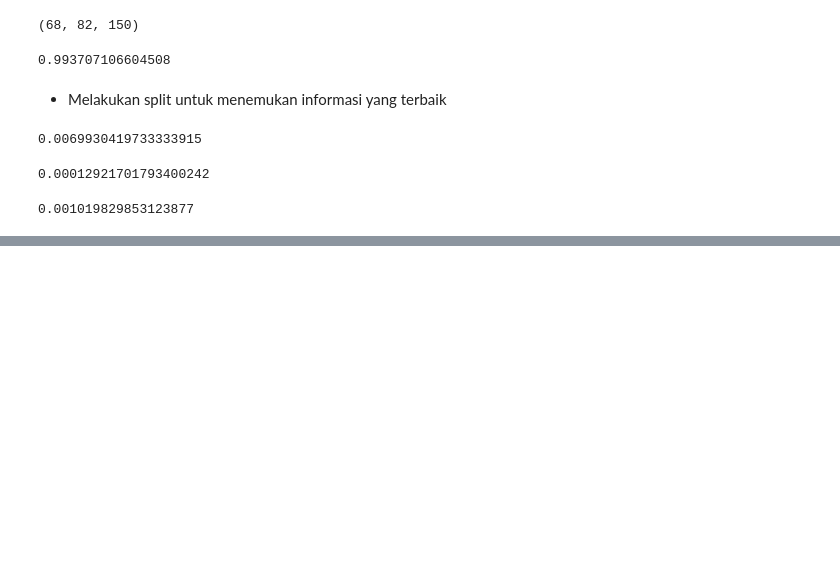
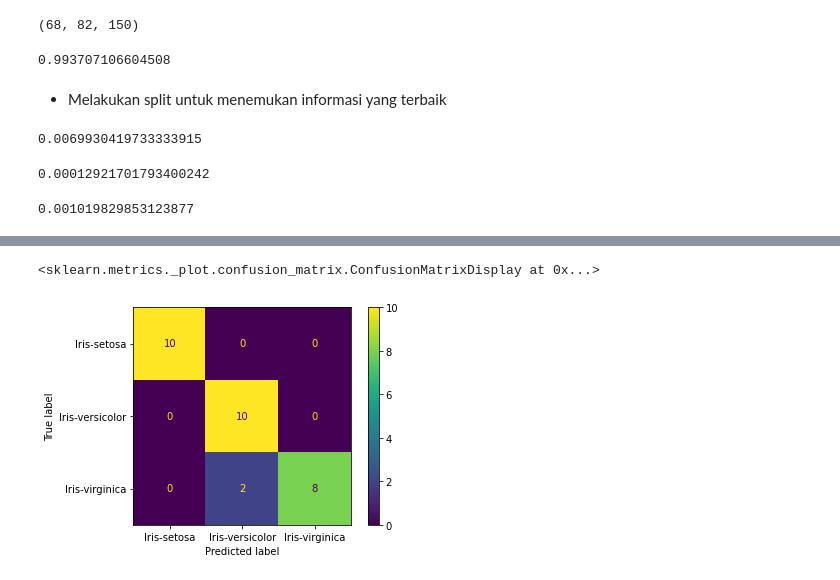
Before and after one commit to HamedAyani114/Data-Mining, a Jupyter notebook: _sources/notebooks.ipynb, the cells around one changed output, grey strips where cells are left out. Saved outputs shown, nothing was run; the diff lists cells and outputs as text; code cells hidden in the pictures; blank space fills up the shorter version.

```diff
--- a/_sources/notebooks.ipynb
+++ b/_sources/notebooks.ipynb
@@ -561,0 +663,3 @@ gain(entropy_d, info_split3)
+# %%
+y_pred = classifier.predict(X_test)
+print(classification_report(y_test, y_pred, target_names=lb.classes_))
@@ -561,0 +676,6 @@ gain(entropy_d, info_split3)
+# %%
+cm = confusion_matrix(y_test, y_pred)
+ConfusionMatrixDisplay(cm, display_labels=lb.classes_).plot()
+# %% [output]
+<sklearn.metrics._plot.confusion_matrix.ConfusionMatrixDisplay at 0x...>
+[figure, added]
```
Also changed, not shown: parts of 14 cells of this notebook, 8 other files.
